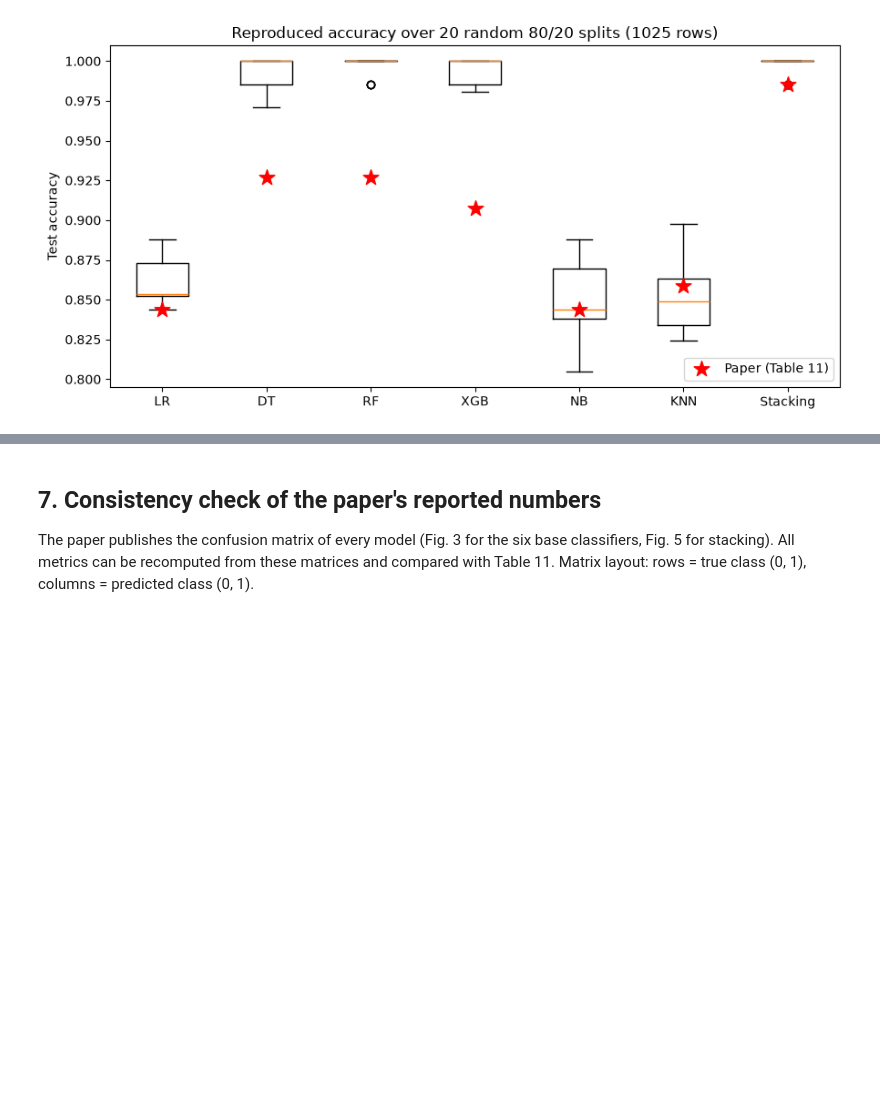
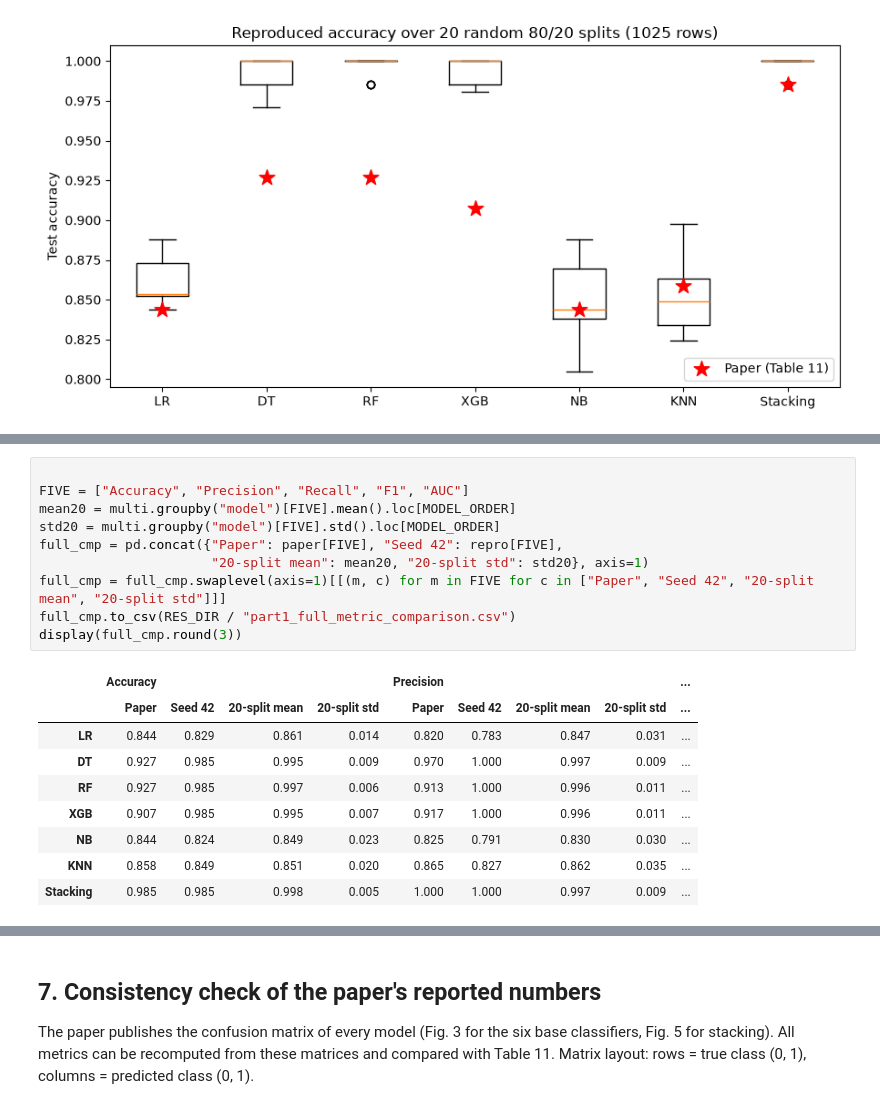
Before and after one commit to vngak-ai/sit307-11.1HD-heart-stacking, a Jupyter notebook: notebooks/part1_reproduction.ipynb, the cells around one changed output, grey strips where cells are left out. Cells and saved outputs as stored; diff of their text form; blank space fills up the shorter version.

```diff
--- a/notebooks/part1_reproduction.ipynb
+++ b/notebooks/part1_reproduction.ipynb
@@ -278,0 +284,20 @@ fig.savefig(FIG_DIR / "p1_multiseed_boxplot.png", dpi=200); plt.show()
+# %%
+
+FIVE = ["Accuracy", "Precision", "Recall", "F1", "AUC"]
+mean20 = multi.groupby("model")[FIVE].mean().loc[MODEL_ORDER]
+std20 = multi.groupby("model")[FIVE].std().loc[MODEL_ORDER]
+full_cmp = pd.concat({"Paper": paper[FIVE], "Seed 42": repro[FIVE],
+                      "20-split mean": mean20, "20-split std": std20}, axis=1)
+full_cmp = full_cmp.swaplevel(axis=1)[[(m, c) for m in FIVE for c in ["Paper", "Seed 42", "20-split mean", "20-split std"]]]
+full_cmp.to_csv(RES_DIR / "part1_full_metric_comparison.csv")
+display(full_cmp.round(3))
+# %% [output]
+|  | Accuracy |  |  |  | Precision |  |  |  | ... |
+|  | Paper | Seed 42 | 20-split mean | 20-split std | Paper | Seed 42 | 20-split mean | 20-split std | ... |
+| LR | 0.844 | 0.829 | 0.861 | 0.014 | 0.820 | 0.783 | 0.847 | 0.031 | ... |
+| DT | 0.927 | 0.985 | 0.995 | 0.009 | 0.970 | 1.000 | 0.997 | 0.009 | ... |
+| RF | 0.927 | 0.985 | 0.997 | 0.006 | 0.913 | 1.000 | 0.996 | 0.011 | ... |
+| XGB | 0.907 | 0.985 | 0.995 | 0.007 | 0.917 | 1.000 | 0.996 | 0.011 | ... |
+| NB | 0.844 | 0.824 | 0.849 | 0.023 | 0.825 | 0.791 | 0.830 | 0.030 | ... |
+| KNN | 0.858 | 0.849 | 0.851 | 0.020 | 0.865 | 0.827 | 0.862 | 0.035 | ... |
+| Stacking | 0.985 | 0.985 | 0.998 | 0.005 | 1.000 | 1.000 | 0.997 | 0.009 | ... |
```
Also changed, not shown: parts of 9 cells of this notebook, 1 other file.
